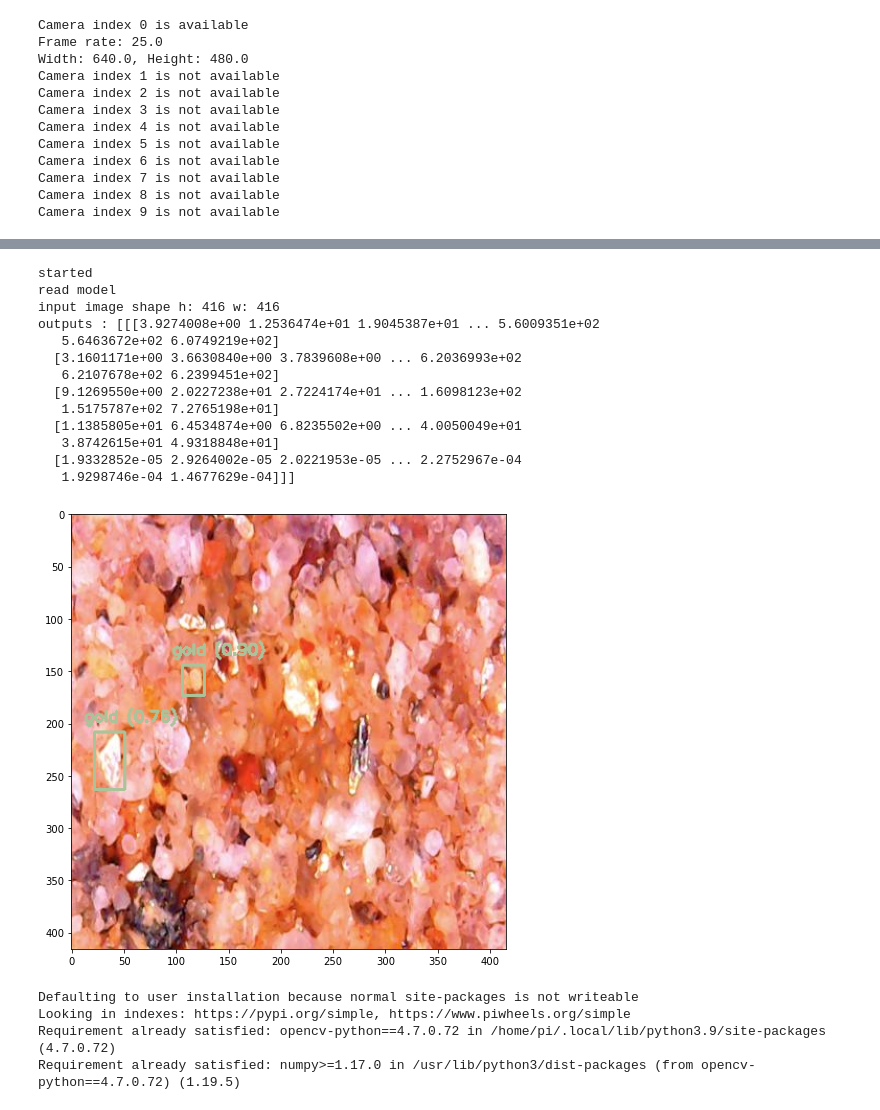
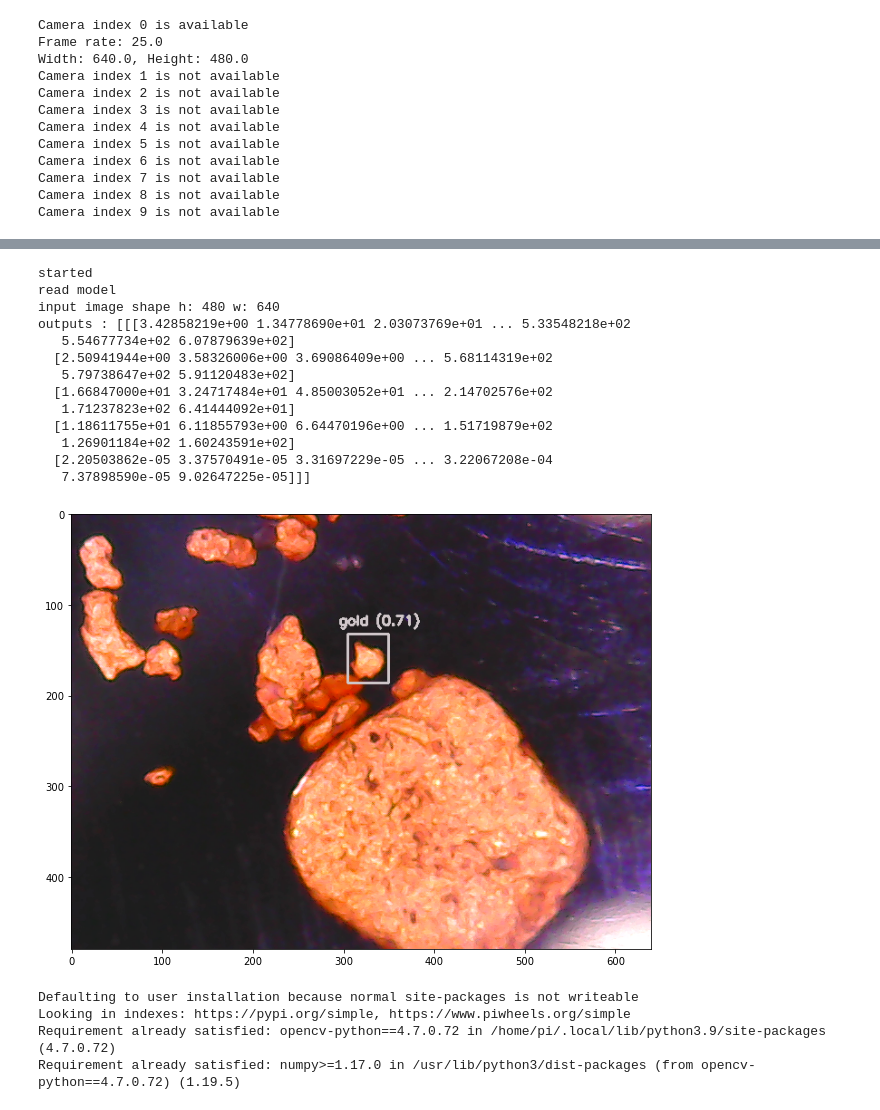
Before and after one commit to jeonghyun-kim-jake/AutoPanningLab, a Jupyter notebook: solution/Control/python/Module test.ipynb, the cells around one changed output, grey strips where cells are left out. Cells and saved outputs as stored; diff of their text form; code cells hidden in the pictures.

```diff
--- a/solution/Control/python/Module test.ipynb
+++ b/solution/Control/python/Module test.ipynb
@@ -326,7 +311,7 @@ import matplotlib.pyplot as plt
 from IPython.display import display, clear_output
 import PIL.Image
 
-isStream : bool = False
+isStream : bool = True
 
 # Open the first webcam device
 capture = cv2.VideoCapture(0)
@@ -336,9 +321,20 @@ if not capture.isOpened():
     print("Cannot open camera")
     exit()
 try:
+    print("Open camera")
+    # capture.set(cv2.CAP_PROP_FRAME_WIDTH, 1018)
+    # capture.set(cv2.CAP_PROP_FRAME_HEIGHT, 720)
+    width = capture.get(cv2.CAP_PROP_FRAME_WIDTH)
+    height = capture.get(cv2.CAP_PROP_FRAME_HEIGHT)
+    print("width: ", width)
+    print("height: ", height)
     while capture.isOpened():
         # Read a frame from the webcam
         ret, frame = capture.read()
+        # width = capture.get(cv2.CAP_PROP_FRAME_WIDTH)
+        # height = capture.get(cv2.CAP_PROP_FRAME_HEIGHT)
+        # print("width: ", width)
+        # print("height: ", height)
 
         # Check if the frame is empty
         if not ret:
@@ -358,7 +354,10 @@ try:
 
 except KeyboardInterrupt:
     print("Inturrupted")
-
+except Exception as e:
+    print("Error", e)
+finally:
+    print("Done")
 
 # Release the webcam and destroy all windows
 capture.release()
@@ -379,6 +371,10 @@ import cv2
 import cv2.dnn
 import numpy as np
 import matplotlib.pyplot as plt
+
+from visions import captureImageFromCamera
+
+test_path="/home/pi/tmp3w4i3b88/picker/20230504_1040_06_0/input.png"
 
 confidence = 0.5
 
@@ -393,7 +389,11 @@ def draw_bounding_box(img, class_id, confidence, x, y, x_plus_w, y_plus_h):
 
 print("read model")
 model: cv2.dnn.Net = cv2.dnn.readNetFromONNX("/home/pi/Projects/protowork/solution/Control/python/visions/models/best.onnx")
-original_image: np.ndarray = cv2.imread("/home/pi/Projects/protowork/solution/Control/test.jpg")
+
+original_image: np.ndarray = cv2.imread(test_path)
+# capture from camera
+original_image: np.ndarray = cv2.cvtColor(cv2.imread(captureImageFromCamera()), cv2.COLOR_BGR2RGB)
+
 [height, width, _] = original_image.shape
 print("input image shape", "h:", height, "w:", width)
 
@@ -428,45 +428,45 @@ for i in range(rows):
         class_ids.append(maxClassIndex)
 
 result_boxes = cv2.dnn.NMSBoxes(boxes, scores, 0.25, 0.45, 0.5)
 
 detections = []
 # original_image = cv2.resize(original_image, (640, 480))
 
 for i in range(len(result_boxes)):
     index = result_boxes[i]
     box = boxes[index]
     detection = {
         'class_id': class_ids[index],
         'class_name': CLASSES[class_ids[index]],
         'confidence': scores[index],
         'box': box,
         'scale': scale}
     detections.append(detection)
     draw_bounding_box(original_image, class_ids[index], scores[index], round(box[0] * scale), round(box[1] * scale),
                       round((box[0] + box[2]) * scale), round((box[1] + box[3]) * scale))
 
 # cv2.imshow('image', original_image)
 plt.figure(figsize=(12, 8))
 plt.imshow(cv2.cvtColor(original_image, cv2.COLOR_BGR2RGB))
 plt.show()
 
 cv2.waitKey(0)
 cv2.destroyAllWindows()
 # %% [output]
 started
 read model
-input image shape h: 416 w: 416
-outputs : [[[3.9274008e+00 1.2536474e+01 1.9045387e+01 ... 5.6009351e+02
-   5.6463672e+02 6.0749219e+02]
-  [3.1601171e+00 3.6630840e+00 3.7839608e+00 ... 6.2036993e+02
-   6.2107678e+02 6.2399451e+02]
-  [9.1269550e+00 2.0227238e+01 2.7224174e+01 ... 1.6098123e+02
-   1.5175787e+02 7.2765198e+01]
-  [1.1385805e+01 6.4534874e+00 6.8235502e+00 ... 4.0050049e+01
-   3.8742615e+01 4.9318848e+01]
-  [1.9332852e-05 2.9264002e-05 2.0221953e-05 ... 2.2752967e-04
-   1.9298746e-04 1.4677629e-04]]]
+input image shape h: 480 w: 640
+outputs : [[[3.42858219e+00 1.34778690e+01 2.03073769e+01 ... 5.33548218e+02
+   5.54677734e+02 6.07879639e+02]
+  [2.50941944e+00 3.58326006e+00 3.69086409e+00 ... 5.68114319e+02
+   5.79738647e+02 5.91120483e+02]
+  [1.66847000e+01 3.24717484e+01 4.85003052e+01 ... 2.14702576e+02
+   1.71237823e+02 6.41444092e+01]
+  [1.18611755e+01 6.11855793e+00 6.64470196e+00 ... 1.51719879e+02
+   1.26901184e+02 1.60243591e+02]
+  [2.20503862e-05 3.37570491e-05 3.31697229e-05 ... 3.22067208e-04
+   7.37898590e-05 9.02647225e-05]]]
-[figure, old version]
+[figure, new version]
 # %%
 ! pip install opencv-python==4.7.0.72
 # %% [output]
```
Also changed, not shown: parts of 13 cells of this notebook, 5 other files.
